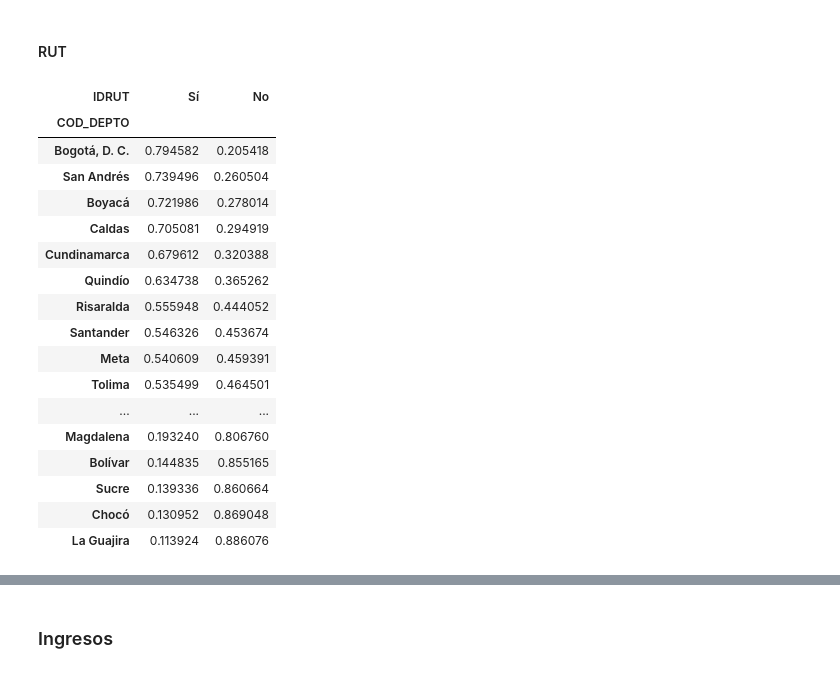
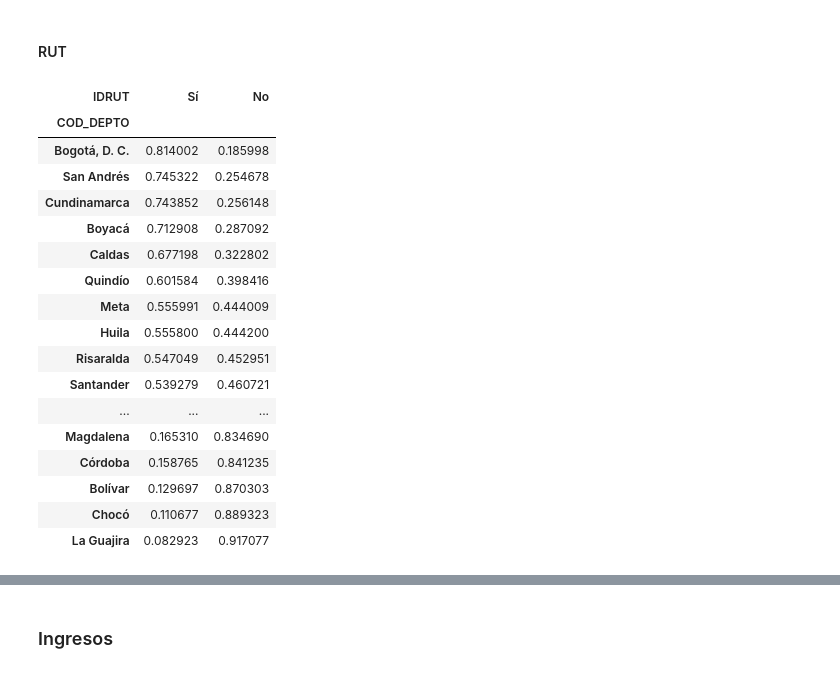
Before and after one commit to caravilaga/Repositorio_DANE, a Jupyter notebook: Descripcion emicron/Descripción emicron 22.ipynb, the cells around one changed output, grey strips where cells are left out. Cells and saved outputs as stored; diff of their text form; code cells hidden in the pictures.

```diff
--- a/Descripcion emicron/Descripción emicron 22.ipynb
+++ b/Descripcion emicron/Descripción emicron 22.ipynb
@@ -10,6 +10,7 @@ data_path = r"D:\DANE - Contrato\2024\Operativo Barrido\Data"
 # %%
 emicron = pd.read_csv(os.path.join(data_path,"emicron_establecimientos.csv"),header = 0)
 emicron22_or = pd.read_csv(os.path.join(data_path,"EMICRON_22.csv"),header = 0)
+emicron22_raw = pd.read_csv(os.path.join(data_path,"emicron_22_raw.csv"),header = 0)
 emicron22 = emicron[emicron['OLA']==2022]
 emicron22.columns
 # %% [output]
@@ -40,5 +61,8 @@ Name: COD_DEPTO, dtype: float64
+# %%
+emicron22_raw['GRUPOS12'] = emicron22_raw['GRUPOS12'].apply(lambda x: float(x.strip('b').strip("'")))
+emicron22_raw['MPIO'] = emicron22_raw['MPIO'].apply(lambda x: float(x.strip('b').strip("'")))
 # %%
-emicron22 = pd.merge(emicron22, emicron22_or[['id','GRUPOS12']], on='id')
+emicron22 = pd.merge(emicron22, emicron22_raw[['id','GRUPOS12','MPIO','CIIU_3']], on='id')
 # %%
 # Definición labels
 dic_depto = {5:"Antioquia",8:"Atlántico",11:"Bogotá, D. C.",13:"Bolívar",15:"Boyacá",17:"Caldas",18:"Caquetá",
@@ -173,35 +229,38 @@ plt.show()
 # %% [markdown]
 #### RUT
 # %%
-cross_tab_prop = pd.crosstab(index=emicron22['COD_DEPTO'],
-                             columns=emicron22['IDRUT'],
-                             normalize="index")
+cross_tab_prop = pd.crosstab(emicron22['COD_DEPTO'],
+                             emicron22['IDRUT'],
+                             emicron22['F_EXP'],
+                             aggfunc=sum,
+                             normalize= "index")
+
 cross_tab_prop = cross_tab_prop[[1,0]]
 cross_tab_prop = cross_tab_prop.sort_values(by = 1, ascending=False)
 
 cross_tab_prop.rename(columns=dic_rut,inplace=True)
 cross_tab_prop.rename(index=dic_depto,inplace=True)
 
 cross_tab_prop
 # %% [output]
 | IDRUT | Sí | No |
 | COD_DEPTO |  |  |
-| Bogotá, D. C. | 0.794582 | 0.205418 |
-| San Andrés | 0.739496 | 0.260504 |
-| Boyacá | 0.721986 | 0.278014 |
-| Caldas | 0.705081 | 0.294919 |
-| Cundinamarca | 0.679612 | 0.320388 |
-| Quindío | 0.634738 | 0.365262 |
-| Risaralda | 0.555948 | 0.444052 |
-| Santander | 0.546326 | 0.453674 |
-| Meta | 0.540609 | 0.459391 |
-| Tolima | 0.535499 | 0.464501 |
+| Bogotá, D. C. | 0.814002 | 0.185998 |
+| San Andrés | 0.745322 | 0.254678 |
+| Cundinamarca | 0.743852 | 0.256148 |
+| Boyacá | 0.712908 | 0.287092 |
+| Caldas | 0.677198 | 0.322802 |
+| Quindío | 0.601584 | 0.398416 |
+| Meta | 0.555991 | 0.444009 |
+| Huila | 0.555800 | 0.444200 |
+| Risaralda | 0.547049 | 0.452951 |
+| Santander | 0.539279 | 0.460721 |
 | ... | ... | ... |
-| Magdalena | 0.193240 | 0.806760 |
-| Bolívar | 0.144835 | 0.855165 |
-| Sucre | 0.139336 | 0.860664 |
-| Chocó | 0.130952 | 0.869048 |
-| La Guajira | 0.113924 | 0.886076 |
+| Magdalena | 0.165310 | 0.834690 |
+| Córdoba | 0.158765 | 0.841235 |
+| Bolívar | 0.129697 | 0.870303 |
+| Chocó | 0.110677 | 0.889323 |
+| La Guajira | 0.082923 | 0.917077 |
 # %%
 cross_tab_prop.plot(kind='bar',
                     stacked=True,
```
Also changed, not shown: parts of 22 cells of this notebook, 2 other files.
